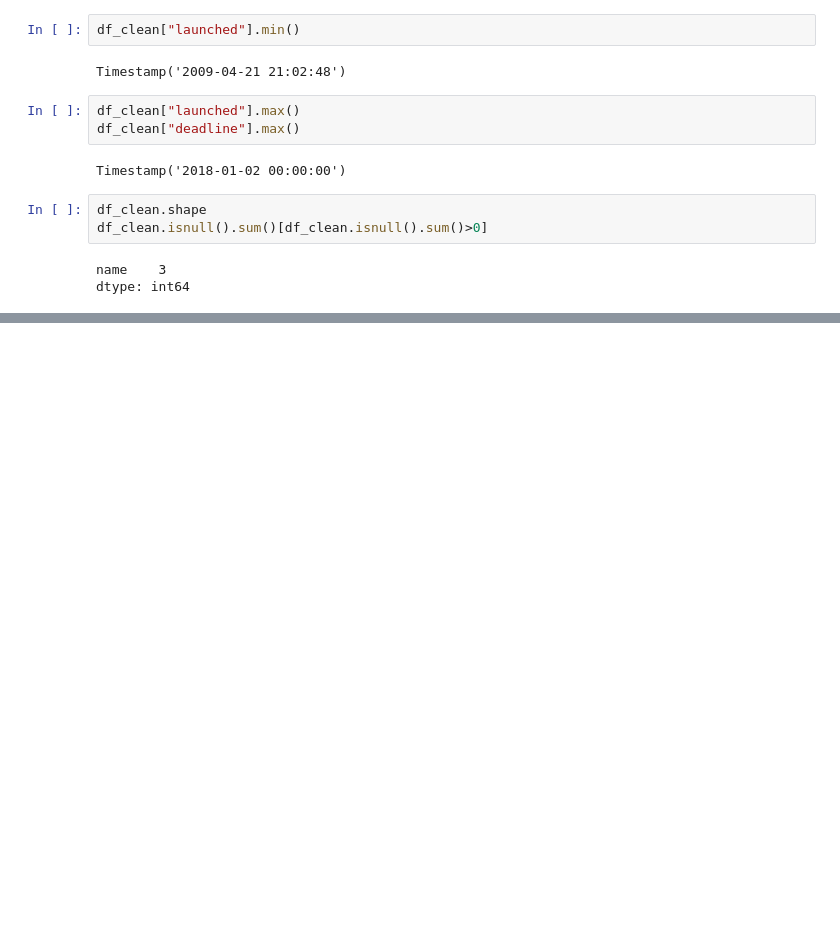
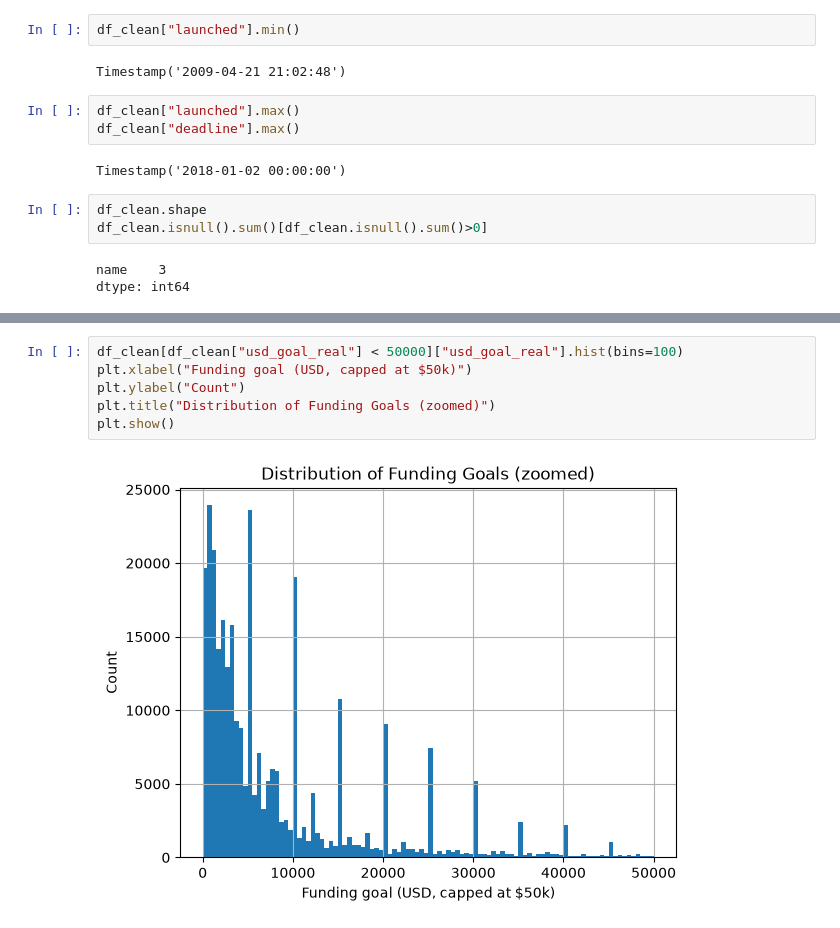
Before and after one commit to Soumya-205/WillItFund, a Jupyter notebook: notebooks/01_explorarion.ipynb, the cells around one changed output, grey strips where cells are left out. Cells and saved outputs as stored; diff of their text form; blank space fills up the shorter version.

```diff
--- a/notebooks/01_explorarion.ipynb
+++ b/notebooks/01_explorarion.ipynb
@@ -158,0 +178,8 @@ dtype: int64
+# %%
+df_clean[df_clean["usd_goal_real"] < 50000]["usd_goal_real"].hist(bins=100)
+plt.xlabel("Funding goal (USD, capped at $50k)")
+plt.ylabel("Count")
+plt.title("Distribution of Funding Goals (zoomed)")
+plt.show()
+# %% [output]
+[figure, added]
```
Also changed, not shown: parts of 9 cells of this notebook.
